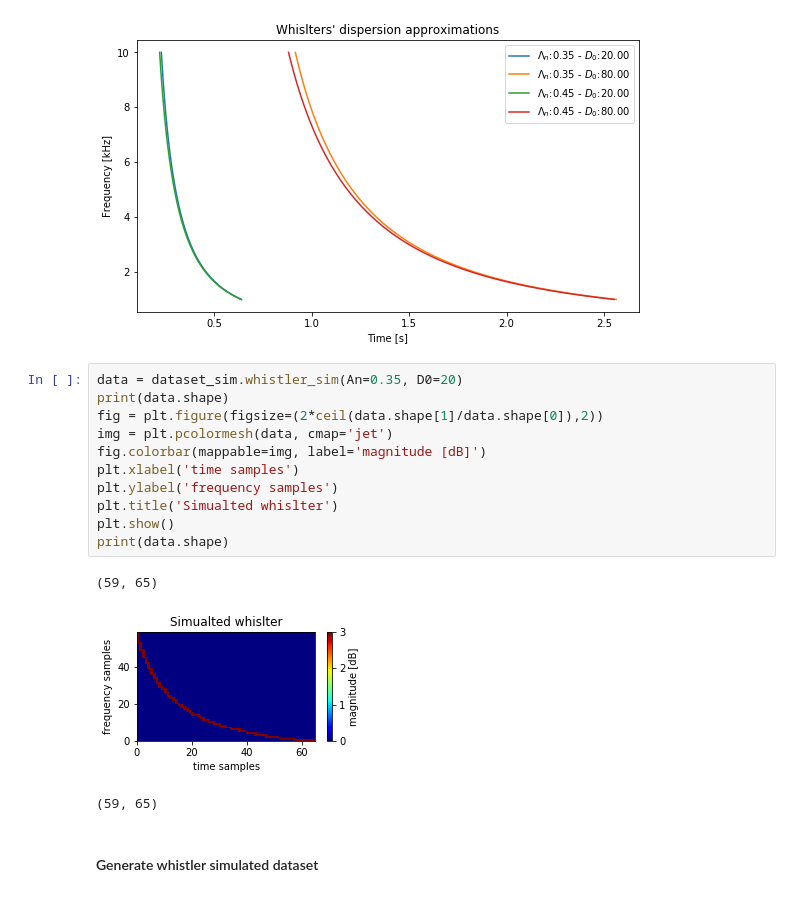
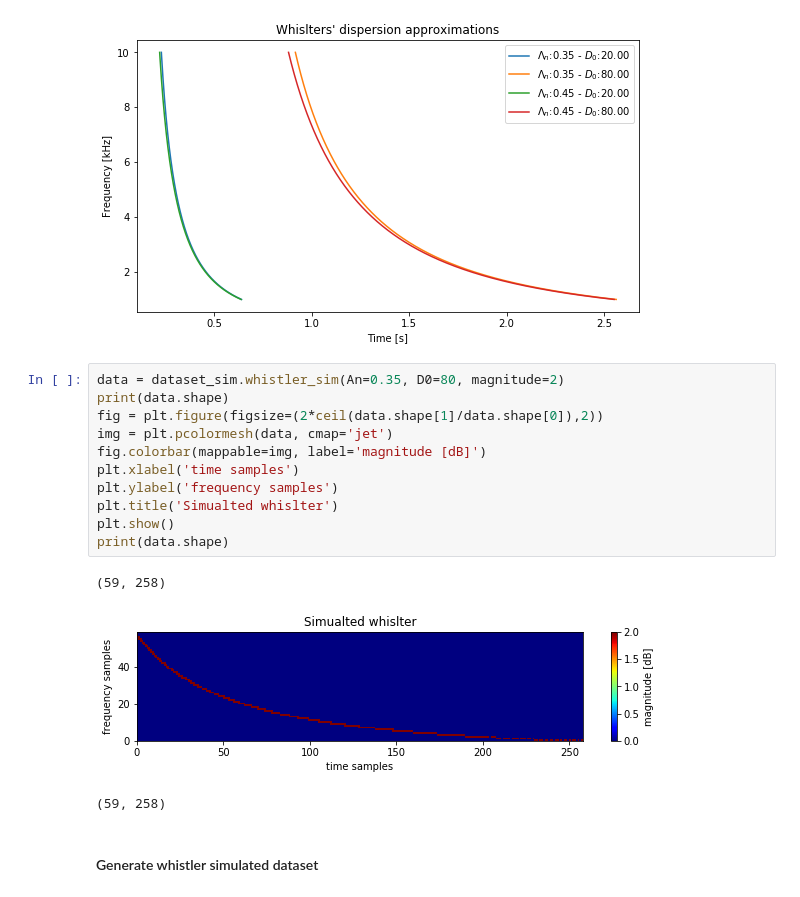
Before and after one commit to Kojey/MSc-whistler-waves-detector, a Jupyter notebook: ipy/report/chapter4_3.ipynb, the cells around one changed output. Cells and saved outputs as stored; diff of their text form.

```diff
--- a/ipy/report/chapter4_3.ipynb
+++ b/ipy/report/chapter4_3.ipynb
@@ -52,20 +52,20 @@ plt.show()
 1.669907067604755
 [figure]
 # %%
-data = dataset_sim.whistler_sim(An=0.35, D0=20)
+data = dataset_sim.whistler_sim(An=0.35, D0=80, magnitude=2)
 print(data.shape)
 fig = plt.figure(figsize=(2*ceil(data.shape[1]/data.shape[0]),2))
 img = plt.pcolormesh(data, cmap='jet')
 fig.colorbar(mappable=img, label='magnitude [dB]')
 plt.xlabel('time samples')
 plt.ylabel('frequency samples')
 plt.title('Simualted whislter')
 plt.show()
 print(data.shape)
 # %% [output]
-(59, 65)
+(59, 258)
-[figure, old version]
+[figure, new version]
-(59, 65)
+(59, 258)
 # %% [markdown]
 #### Generate whistler simulated dataset
 # %%
```
Also changed, not shown: parts of 11 cells of this notebook, 2 other files.
